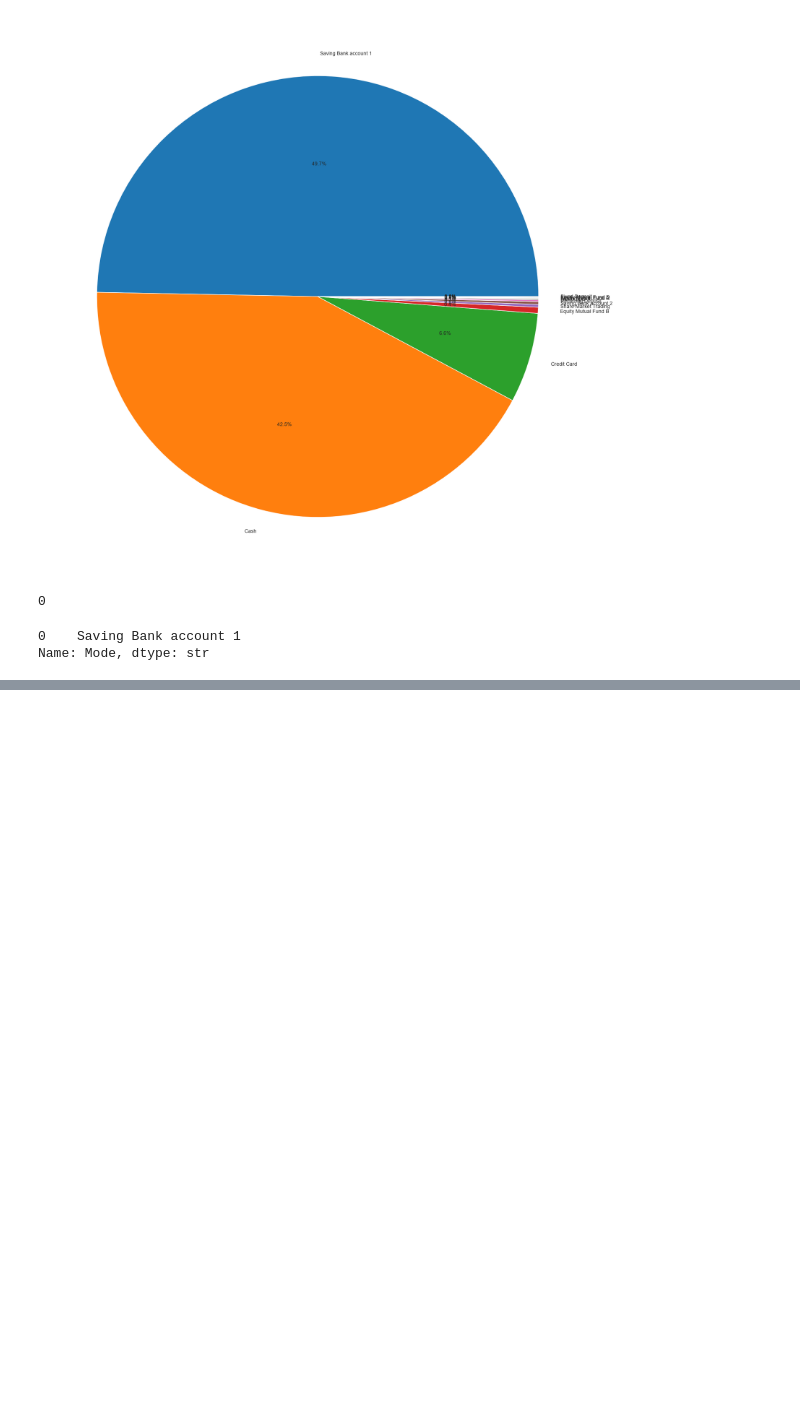
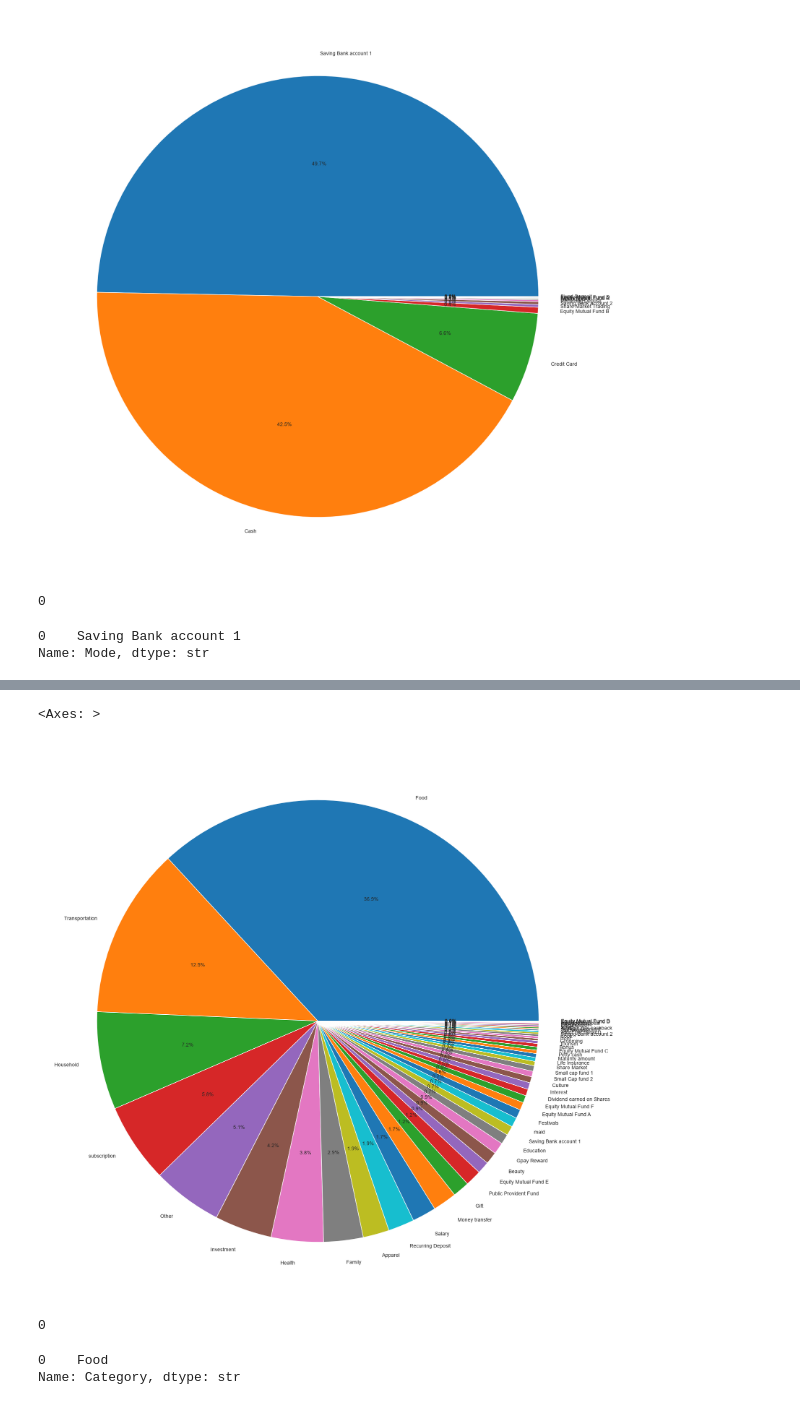
Before and after one commit to Aryan-SinghV/finbud, a Jupyter notebook: daily_expenditure.ipynb, the cells around one changed output, grey strips where cells are left out. Drawn from its saved outputs; the diff is of its cells as text; code cells hidden in the pictures; blank space fills up the shorter version.

```diff
--- a/daily_expenditure.ipynb
+++ b/daily_expenditure.ipynb
@@ -232,0 +302,17 @@ Name: Mode, dtype: str
+# %%
+#plotting a pie chart of the category
+category.value_counts().plot(kind = 'pie',autopct='%0.1f%%',figsize=(20,20))
+# %% [output]
+<Axes: >
+[figure, added]
+# %%
+#finding the number of missing values
+print(category.isnull().sum())
+# %% [output]
+0
+# %%
+#mode
+print(category.mode())
+# %% [output]
+0    Food
+Name: Category, dtype: str
```
Also changed, not shown: parts of 6 cells of this notebook.
